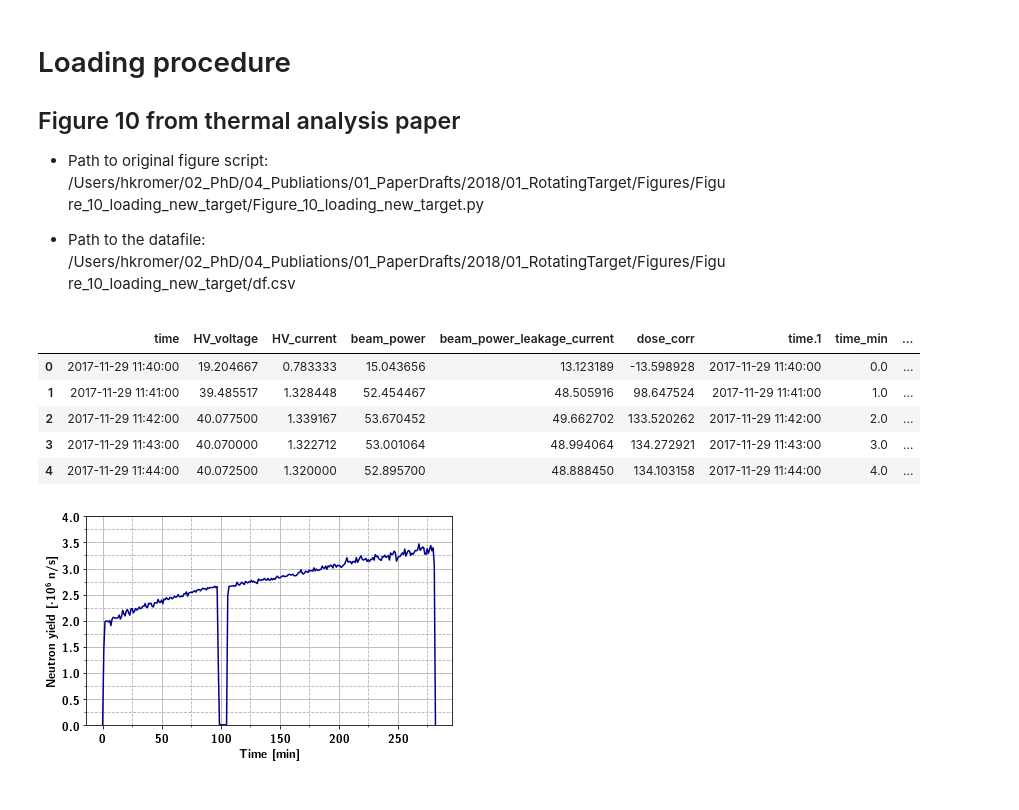
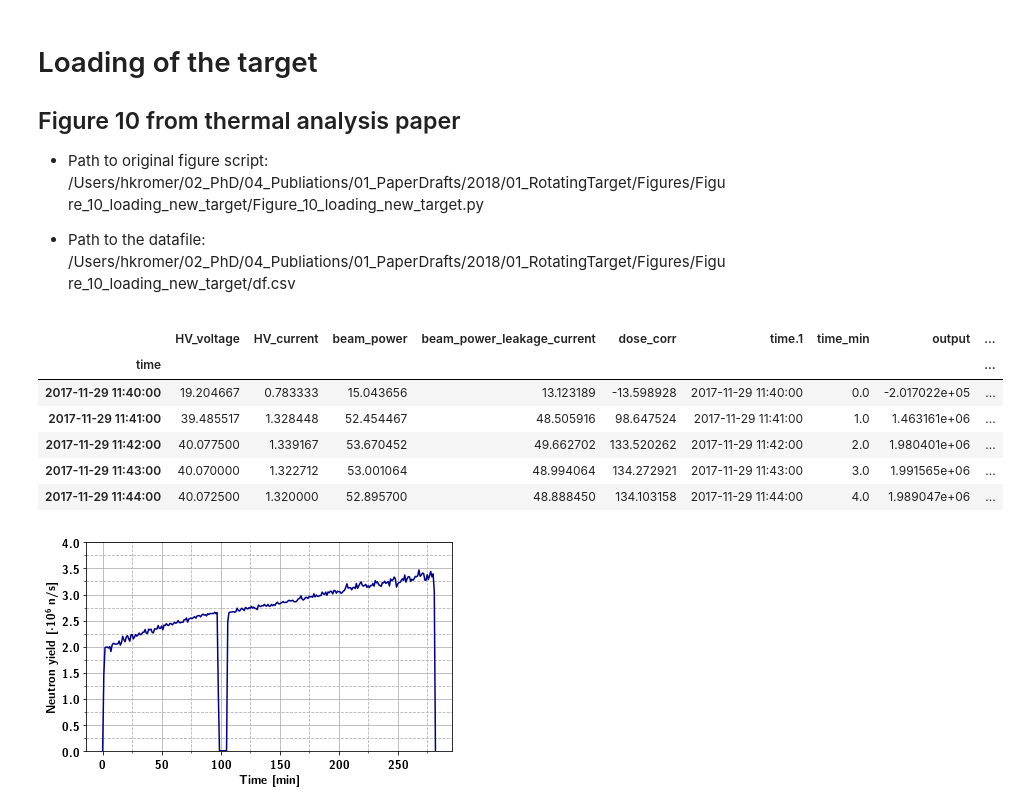
Before and after one commit to kromerh/phd_python, a Jupyter notebook: 03_COMSOL/02.rotatingTarget/07.loading_procedure.ipynb, the cells around one changed output. Saved outputs shown, nothing was run; the diff lists cells and outputs as text; code cells hidden in the pictures.

```diff
--- a/03_COMSOL/02.rotatingTarget/07.loading_procedure.ipynb
+++ b/03_COMSOL/02.rotatingTarget/07.loading_procedure.ipynb
@@ -1,5 +1,5 @@
 # %% [markdown]
-# Loading procedure
+# Loading of the target
 
 ## Figure 10 from thermal analysis paper
 
@@ -32,15 +32,16 @@ matplotlib.rcParams['text.latex.preamble'] = [r'\usepackage{sfmath} \boldmath']
 path_to_data = '/Users/hkromer/02_PhD/04_Publiations/01_PaperDrafts/2018/01_RotatingTarget/Figures/Figure_10_loading_new_target/'
 output_folder = '/Users/hkromer/polybox/Thesis/Figures/03.RotatingTarget/loading_of_fresh_target/'
 # %%
-df = pd.read_csv(f'{path_to_data}/df.csv')
+df = pd.read_csv(f'{path_to_data}/df.csv', index_col=0)
 df.head()
 # %% [output]
-|  | time | HV_voltage | HV_current | beam_power | beam_power_leakage_current | dose_corr | time.1 | time_min | ... |
-| 0 | 2017-11-29 11:40:00 | 19.204667 | 0.783333 | 15.043656 | 13.123189 | -13.598928 | 2017-11-29 11:40:00 | 0.0 | ... |
-| 1 | 2017-11-29 11:41:00 | 39.485517 | 1.328448 | 52.454467 | 48.505916 | 98.647524 | 2017-11-29 11:41:00 | 1.0 | ... |
-| 2 | 2017-11-29 11:42:00 | 40.077500 | 1.339167 | 53.670452 | 49.662702 | 133.520262 | 2017-11-29 11:42:00 | 2.0 | ... |
-| 3 | 2017-11-29 11:43:00 | 40.070000 | 1.322712 | 53.001064 | 48.994064 | 134.272921 | 2017-11-29 11:43:00 | 3.0 | ... |
-| 4 | 2017-11-29 11:44:00 | 40.072500 | 1.320000 | 52.895700 | 48.888450 | 134.103158 | 2017-11-29 11:44:00 | 4.0 | ... |
+|  | HV_voltage | HV_current | beam_power | beam_power_leakage_current | dose_corr | time.1 | time_min | output | ... |
+| time |  |  |  |  |  |  |  |  | ... |
+| 2017-11-29 11:40:00 | 19.204667 | 0.783333 | 15.043656 | 13.123189 | -13.598928 | 2017-11-29 11:40:00 | 0.0 | -2.017022e+05 | ... |
+| 2017-11-29 11:41:00 | 39.485517 | 1.328448 | 52.454467 | 48.505916 | 98.647524 | 2017-11-29 11:41:00 | 1.0 | 1.463161e+06 | ... |
+| 2017-11-29 11:42:00 | 40.077500 | 1.339167 | 53.670452 | 49.662702 | 133.520262 | 2017-11-29 11:42:00 | 2.0 | 1.980401e+06 | ... |
+| 2017-11-29 11:43:00 | 40.070000 | 1.322712 | 53.001064 | 48.994064 | 134.272921 | 2017-11-29 11:43:00 | 3.0 | 1.991565e+06 | ... |
+| 2017-11-29 11:44:00 | 40.072500 | 1.320000 | 52.895700 | 48.888450 | 134.103158 | 2017-11-29 11:44:00 | 4.0 | 1.989047e+06 | ... |
 # %%
 ls = 12
 fs = 12
```
Also changed, not shown: 1 other file.
